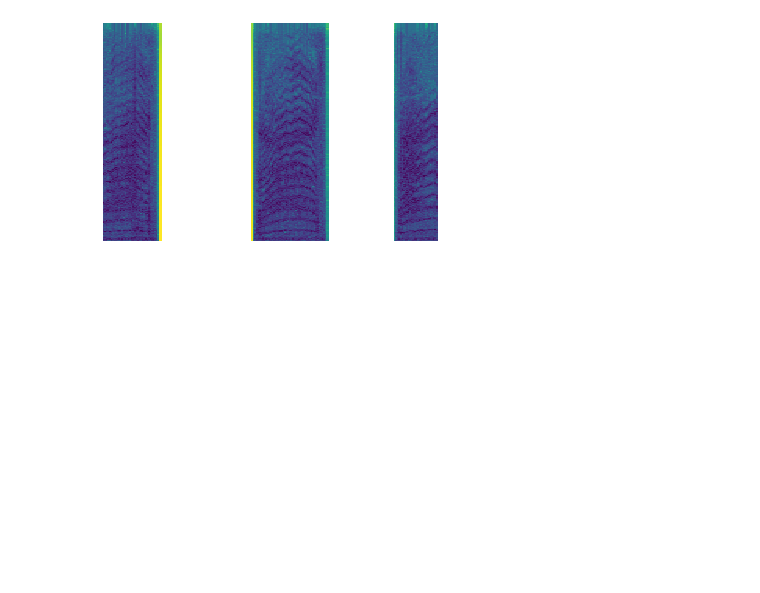
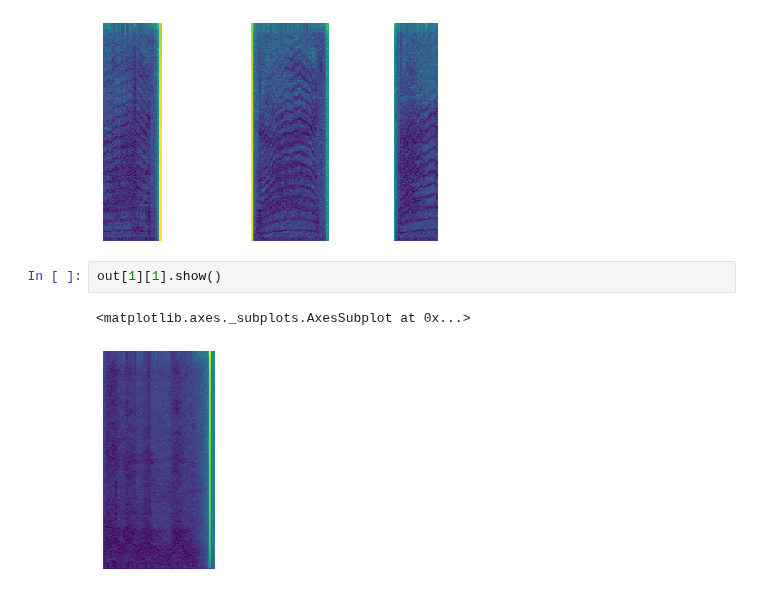
Before and after one commit to holyfiddlex/Speech-Separation, a Jupyter notebook: nbdev/06_Pipe.ipynb, the cells around one changed output. Cells and saved outputs as stored; diff of their text form; blank space fills up the shorter version.

```diff
--- a/nbdev/06_Pipe.ipynb
+++ b/nbdev/06_Pipe.ipynb
@@ -58,3 +55,8 @@ out[1][0].show()
 # %% [output]
 <matplotlib.axes._subplots.AxesSubplot at 0x...>
 [figure]
+# %%
+out[1][1].show()
+# %% [output]
+<matplotlib.axes._subplots.AxesSubplot at 0x...>
+[figure, added]
```
Also changed, not shown: parts of 16 cells of this notebook, 2 other files.
